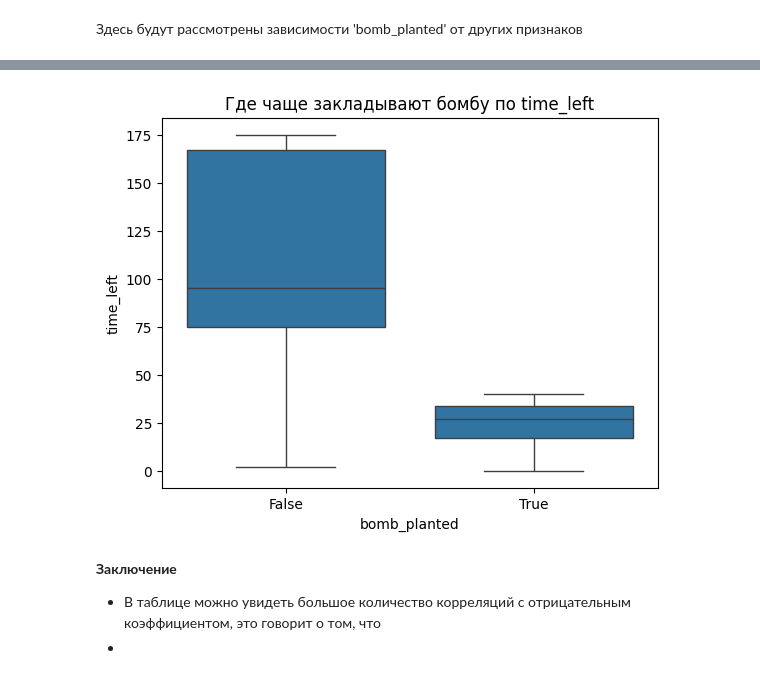
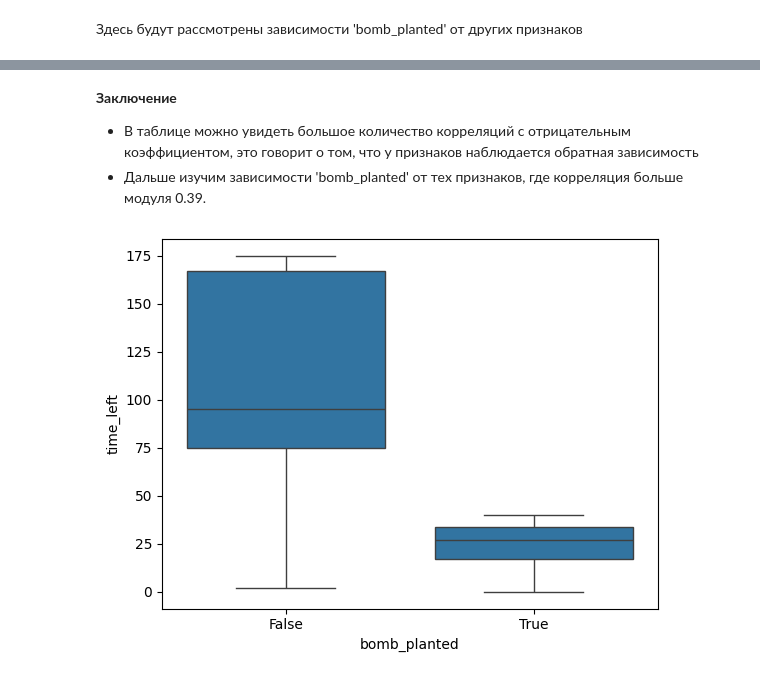
Before and after one commit to SergeyMotynga/OMSTU, a Jupyter notebook: ML/laboratory/lab_0/regression/regression_EDA.ipynb, the cells around one changed output, grey strips where cells are left out. Saved outputs shown, nothing was run; the diff lists cells and outputs as text; code cells hidden in the pictures.

```diff
--- a/ML/laboratory/lab_0/regression/regression_EDA.ipynb
+++ b/ML/laboratory/lab_0/regression/regression_EDA.ipynb
@@ -828,11 +828,12 @@ players_alive_lead         -0.24
+# %% [markdown]
+**Заключение**
+
+- В таблице можно увидеть большое количество корреляций с отрицательным коэффициентом, это говорит о том, что у признаков наблюдается обратная зависимость
+- Дальше изучим зависимости 'bomb_planted' от тех признаков, где корреляция больше модуля 0.39.
 # %%
+# Зависимость 'bomb_planted' от 'time_left'
+
 sns.boxplot(x='bomb_planted', y='time_left', data=data_filtered)
-plt.title("Где чаще закладывают бомбу по time_left")
 plt.show()
 # %% [output]
-[figure, old version]
+[figure, new version]
-# %% [markdown]
-**Заключение**
-
-- В таблице можно увидеть большое количество корреляций с отрицательным коэффициентом, это говорит о том, что
--
```
Also changed, not shown: parts of 11 cells of this notebook.
